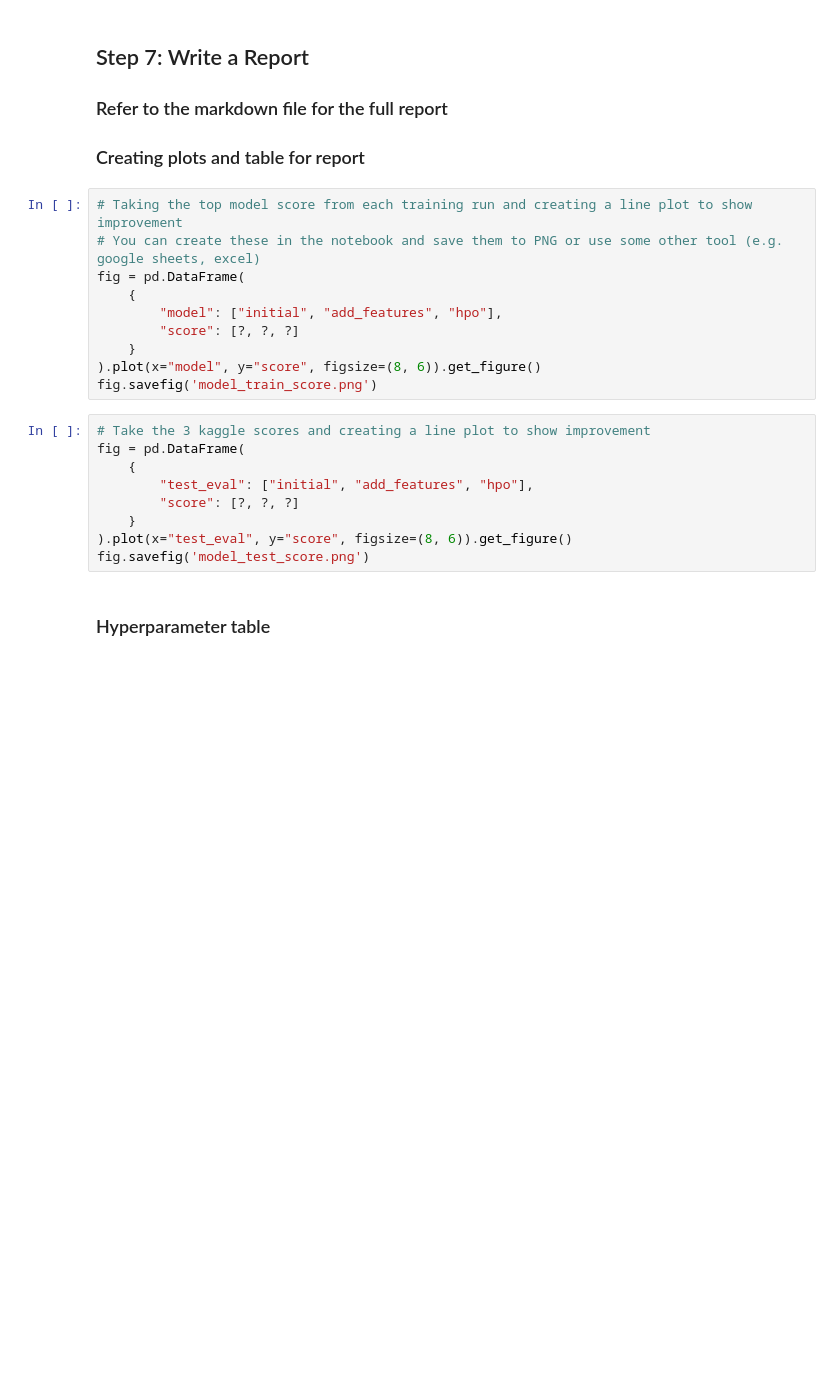
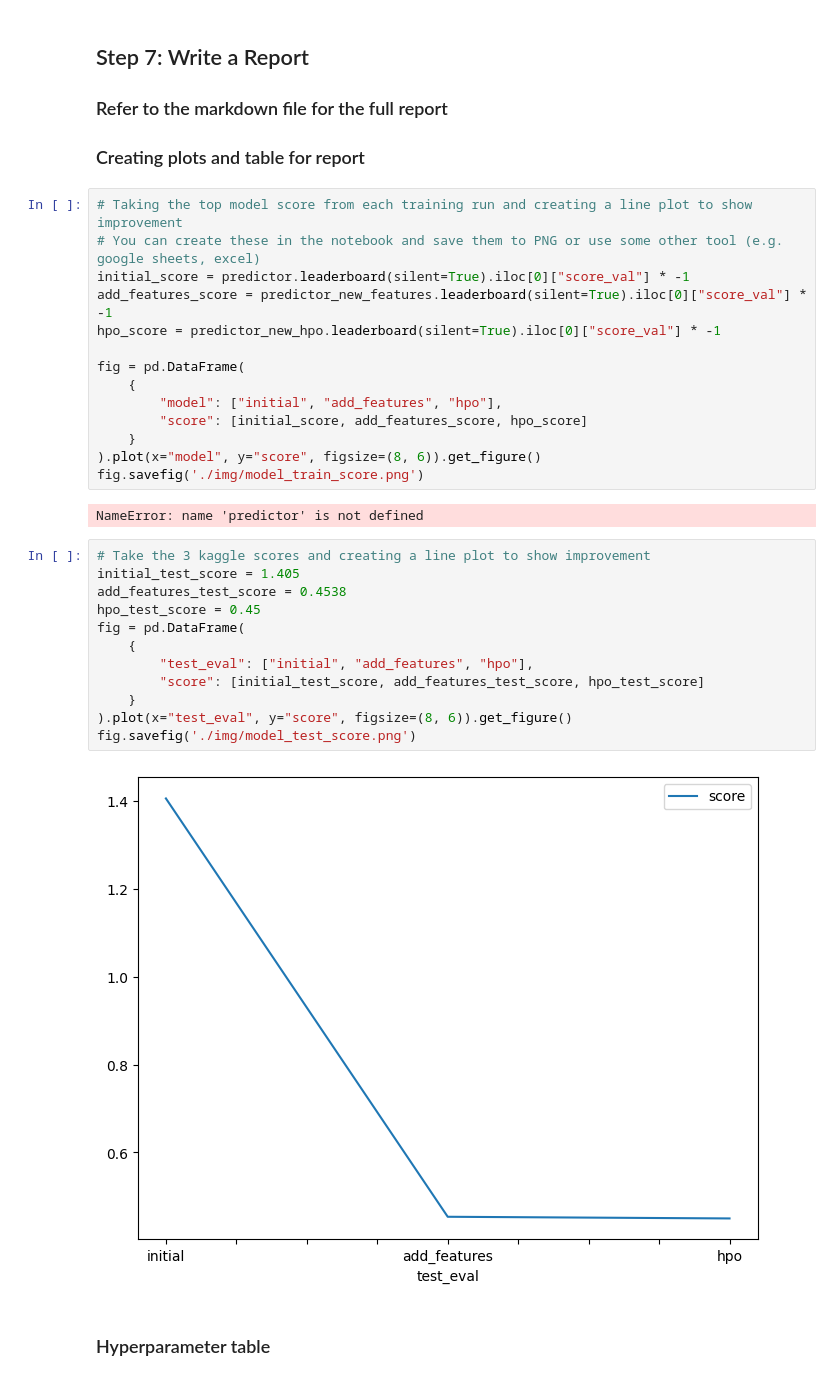
Before and after one commit to cjmunoz131/udacity-aws-ml-nanodegree, a Jupyter notebook: predict-bike-sharing-pjt/project-template.ipynb, the cells around one changed output. Saved outputs shown, nothing was run; the diff lists cells and outputs as text; blank space fills up the shorter version.

```diff
--- a/predict-bike-sharing-pjt/project-template.ipynb
+++ b/predict-bike-sharing-pjt/project-template.ipynb
@@ -703,22 +726,33 @@ submission_new_hpo.to_csv("submission_new_hpo.csv", index=False)
 # %%
 # Taking the top model score from each training run and creating a line plot to show improvement
 # You can create these in the notebook and save them to PNG or use some other tool (e.g. google sheets, excel)
+initial_score = predictor.leaderboard(silent=True).iloc[0]["score_val"] * -1
+add_features_score = predictor_new_features.leaderboard(silent=True).iloc[0]["score_val"] * -1
+hpo_score = predictor_new_hpo.leaderboard(silent=True).iloc[0]["score_val"] * -1
+
 fig = pd.DataFrame(
     {
         "model": ["initial", "add_features", "hpo"],
-        "score": [?, ?, ?]
+        "score": [initial_score, add_features_score, hpo_score]
     }
 ).plot(x="model", y="score", figsize=(8, 6)).get_figure()
-fig.savefig('model_train_score.png')
+fig.savefig('./img/model_train_score.png')
+# %% [output]
+NameError: name 'predictor' is not defined
 # %%
 # Take the 3 kaggle scores and creating a line plot to show improvement
+initial_test_score = 1.405
+add_features_test_score = 0.4538
+hpo_test_score = 0.45
 fig = pd.DataFrame(
     {
         "test_eval": ["initial", "add_features", "hpo"],
-        "score": [?, ?, ?]
+        "score": [initial_test_score, add_features_test_score, hpo_test_score]
     }
 ).plot(x="test_eval", y="score", figsize=(8, 6)).get_figure()
-fig.savefig('model_test_score.png')
+fig.savefig('./img/model_test_score.png')
+# %% [output]
+[figure, added]
 # %% [markdown]
 ### Hyperparameter table
 # %%
```
Also changed, not shown: parts of 5 cells of this notebook, 1 other file.
